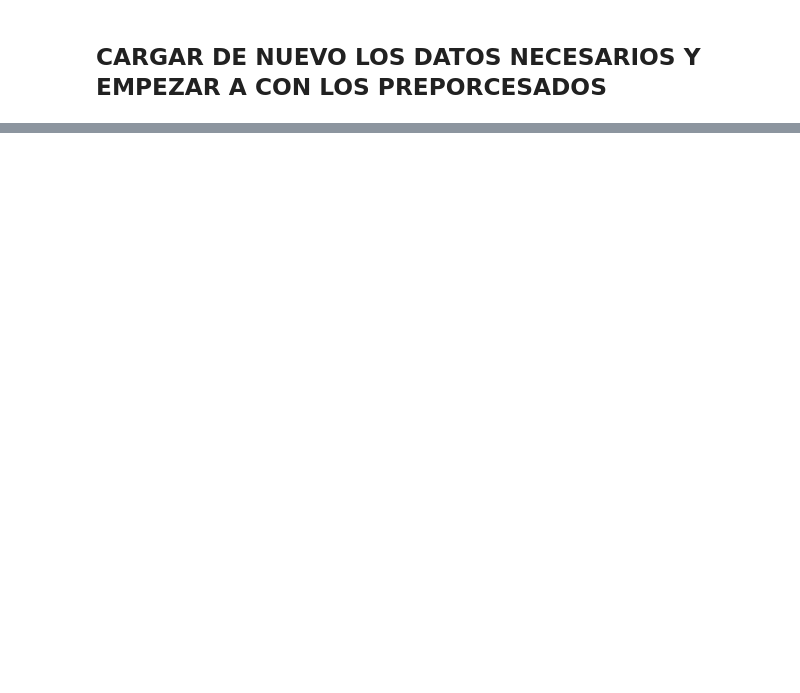
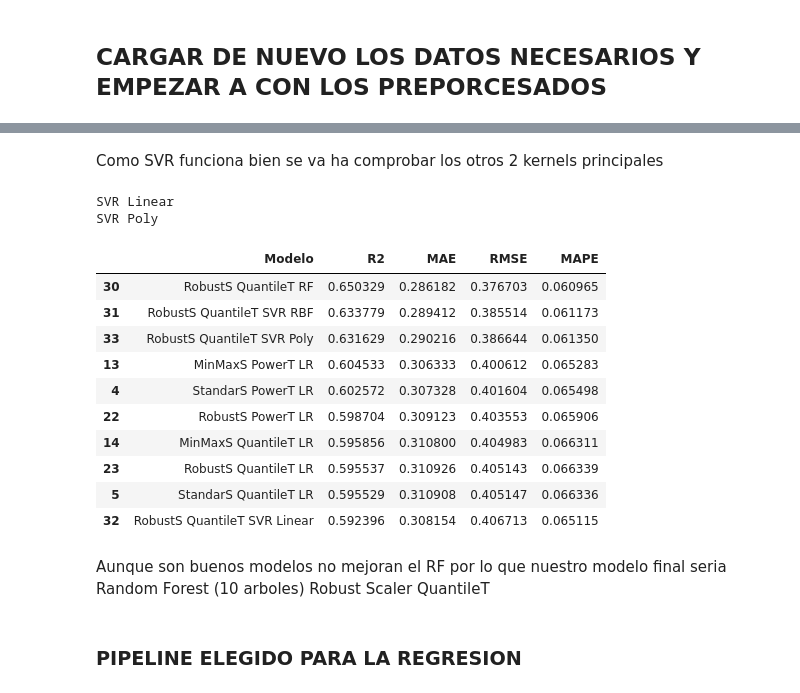
Before and after one commit to promav/PoyectosBootcamp, a Jupyter notebook: Mod5/m5_Pablo_Romero_Avila.ipynb, the cells around one changed output, grey strips where cells are left out. Cells and saved outputs as stored; diff of their text form; code cells hidden in the pictures; blank space fills up the shorter version.

Commit message:
Regresion hecha

```diff
--- a/Mod5/m5_Pablo_Romero_Avila.ipynb
+++ b/Mod5/m5_Pablo_Romero_Avila.ipynb
@@ -330,0 +624,56 @@ df.head()
+# %% [markdown]
+Como SVR funciona bien se va ha comprobar los otros 2 kernels principales
+# %%
+modelos = {
+    'SVR Linear' : SVR(kernel= 'linear'),
+    'SVR Poly' : SVR(kernel= 'poly'),
+}
+
+pipeline_categorical = Pipeline([
+                ('imputer', SimpleImputer(strategy='most_frequent')),
+                ('encoder', OneHotEncoder(handle_unknown='ignore')),
+            ])
+
+for nombre_modelo, modelo in modelos.items():
+    pipeline_numerical = Pipeline([
+        ('imputer', SimpleImputer(strategy='constant', fill_value=0)),
+        ('scaler', RobustScaler()),
+        ('transformer', QuantileTransformer()),
+    ])
+    pipeline_all = ColumnTransformer([
+        ('numeric', pipeline_numerical, numerical_col),
+        ('categorical', pipeline_categorical, categorical_col)
+    ])
+    pipeline = Pipeline([
+        ('pipeline', pipeline_all),
+        ('modelo', modelo)]
+    )
+    pipeline.fit(X_train_log, y_train_log)
+    y_pred = pipeline.predict(X_test_log)
+
+    r2 = r2_score(y_test_log, y_pred)
+    mae = mean_absolute_error(y_test_log, y_pred)
+    rmse = root_mean_squared_error(y_test_log, y_pred)
+    mape = mean_absolute_percentage_error(y_test_log, y_pred)
+    df_resultados.loc[len(df_resultados)] = [f'RobustS QuantileT {nombre_modelo}', r2, mae, rmse, mape]
+    print(f'{nombre_modelo}')
+
+df_resultados.sort_values('R2', ascending=False).head(10)
+# %% [output]
+SVR Linear
+SVR Poly
+|  | Modelo | R2 | MAE | RMSE | MAPE |
+| 30 | RobustS QuantileT RF | 0.650329 | 0.286182 | 0.376703 | 0.060965 |
+| 31 | RobustS QuantileT SVR RBF | 0.633779 | 0.289412 | 0.385514 | 0.061173 |
+| 33 | RobustS QuantileT SVR Poly | 0.631629 | 0.290216 | 0.386644 | 0.061350 |
+| 13 | MinMaxS PowerT LR | 0.604533 | 0.306333 | 0.400612 | 0.065283 |
+| 4 | StandarS PowerT LR | 0.602572 | 0.307328 | 0.401604 | 0.065498 |
+| 22 | RobustS PowerT LR | 0.598704 | 0.309123 | 0.403553 | 0.065906 |
+| 14 | MinMaxS QuantileT LR | 0.595856 | 0.310800 | 0.404983 | 0.066311 |
+| 23 | RobustS QuantileT LR | 0.595537 | 0.310926 | 0.405143 | 0.066339 |
+| 5 | StandarS QuantileT LR | 0.595529 | 0.310908 | 0.405147 | 0.066336 |
+| 32 | RobustS QuantileT SVR Linear | 0.592396 | 0.308154 | 0.406713 | 0.065115 |
+# %% [markdown]
+Aunque son buenos modelos no mejoran el RF por lo que nuestro modelo final seria Random Forest (10 arboles) Robust Scaler QuantileT
+# %% [markdown]
+### PIPELINE ELEGIDO PARA LA REGRESION
```
Also changed, not shown: parts of 30 cells of this notebook.
